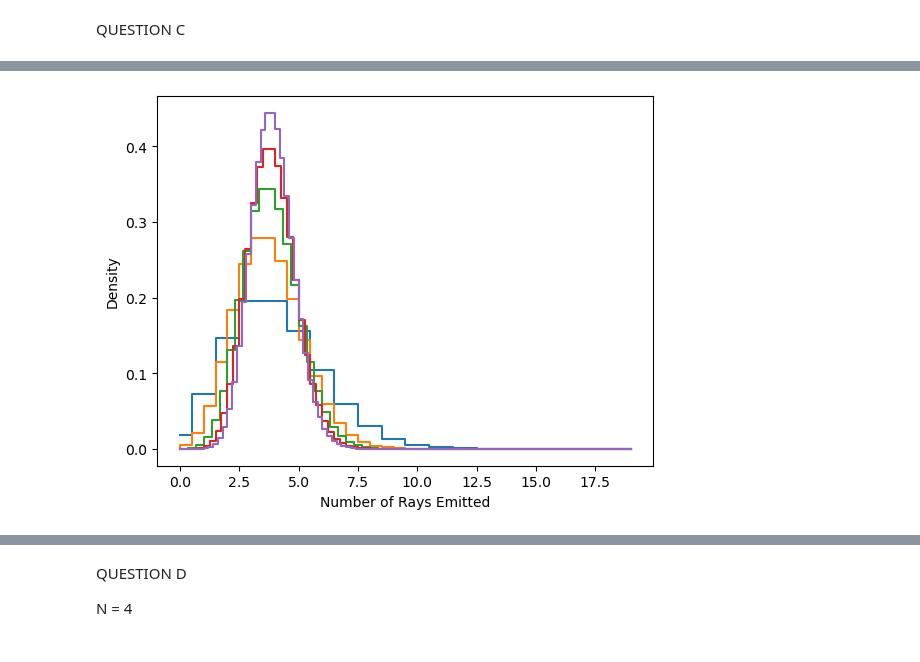
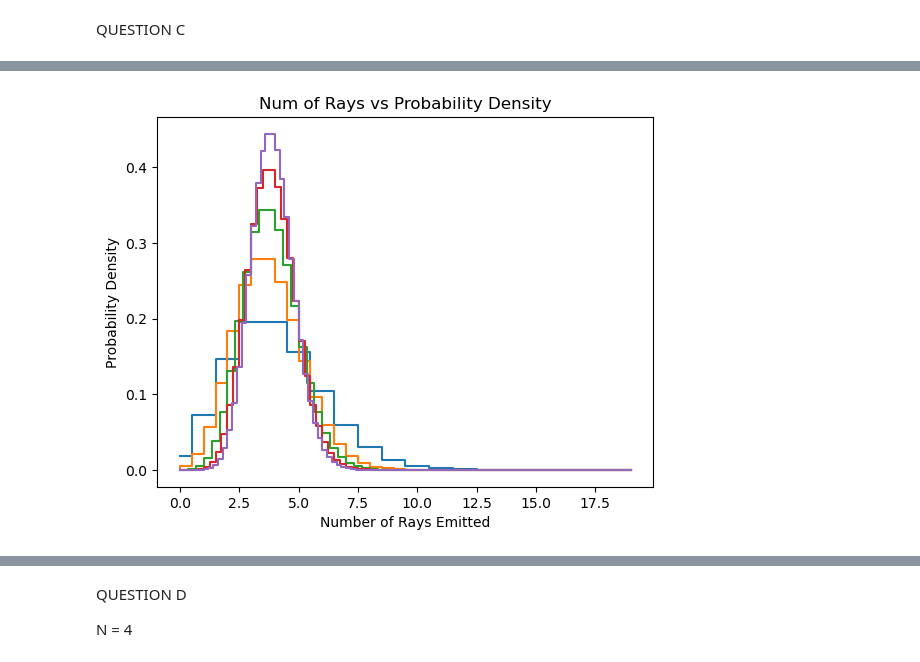
Before and after one commit to ellaaaaah/phys434, a Jupyter notebook: lab/LAB2.ipynb, the cells around one changed output, grey strips where cells are left out. Drawn from its saved outputs; the diff is of its cells as text; code cells hidden in the pictures.

```diff
--- a/lab/LAB2.ipynb
+++ b/lab/LAB2.ipynb
@@ -73,13 +81,13 @@ QUESTION C
 # %%
-# include thought process
 fig, ax = plt.subplots(1, 1)
 ax.step(limits, prob, where = 'mid')
 ax.step(np.arange(0, len(day2), 1) / 2, day2 * 2)
 ax.step(np.arange(0, len(day3), 1) / 3, day3 * 3)
 ax.step(np.arange(0, len(day4), 1) / 4, day4 * 4)
 ax.step(np.arange(0, len(day5), 1) / 5, day5 * 5)
+plt.title('Num of Rays vs Probability Density')
 plt.xlabel('Number of Rays Emitted')
 plt.ylabel('Probability Density')
 plt.show()
 # %% [output]
-[figure, old version]
+[figure, new version]
```
Also changed, not shown: parts of 32 cells of this notebook.
